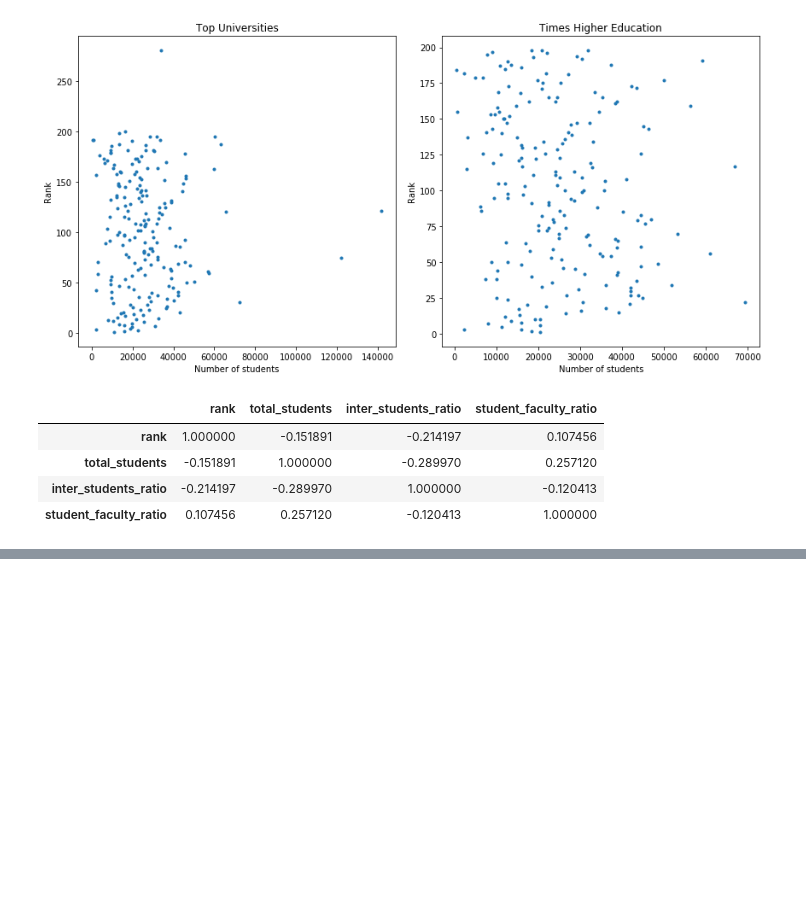
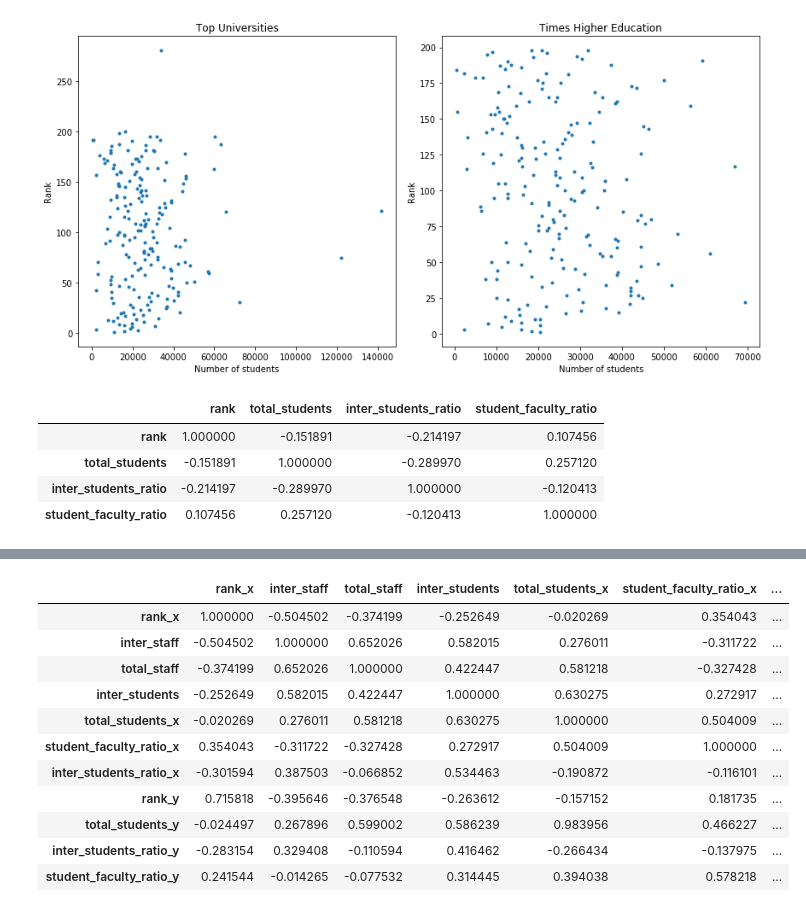
Before and after one commit to brunowicht/ada_project, a Jupyter notebook: 02 - Data from the Web/Homework2.ipynb, the cells around one changed output, grey strips where cells are left out. Saved outputs shown, nothing was run; the diff lists cells and outputs as text; code cells hidden in the pictures; blank space fills up the shorter version.

```diff
--- a/02 - Data from the Web/Homework2.ipynb
+++ b/02 - Data from the Web/Homework2.ipynb
@@ -438,0 +461,15 @@ times_higher_df.corr()
+# %%
+merged.corr()
+# %% [output]
+|  | rank_x | inter_staff | total_staff | inter_students | total_students_x | student_faculty_ratio_x | ... |
+| rank_x | 1.000000 | -0.504502 | -0.374199 | -0.252649 | -0.020269 | 0.354043 | ... |
+| inter_staff | -0.504502 | 1.000000 | 0.652026 | 0.582015 | 0.276011 | -0.311722 | ... |
+| total_staff | -0.374199 | 0.652026 | 1.000000 | 0.422447 | 0.581218 | -0.327428 | ... |
+| inter_students | -0.252649 | 0.582015 | 0.422447 | 1.000000 | 0.630275 | 0.272917 | ... |
+| total_students_x | -0.020269 | 0.276011 | 0.581218 | 0.630275 | 1.000000 | 0.504009 | ... |
+| student_faculty_ratio_x | 0.354043 | -0.311722 | -0.327428 | 0.272917 | 0.504009 | 1.000000 | ... |
+| inter_students_ratio_x | -0.301594 | 0.387503 | -0.066852 | 0.534463 | -0.190872 | -0.116101 | ... |
+| rank_y | 0.715818 | -0.395646 | -0.376548 | -0.263612 | -0.157152 | 0.181735 | ... |
+| total_students_y | -0.024497 | 0.267896 | 0.599002 | 0.586239 | 0.983956 | 0.466227 | ... |
+| inter_students_ratio_y | -0.283154 | 0.329408 | -0.110594 | 0.416462 | -0.266434 | -0.137975 | ... |
+| student_faculty_ratio_y | 0.241544 | -0.014265 | -0.077532 | 0.314445 | 0.394038 | 0.578218 | ... |
```
Also changed, not shown: parts of 4 cells of this notebook.
